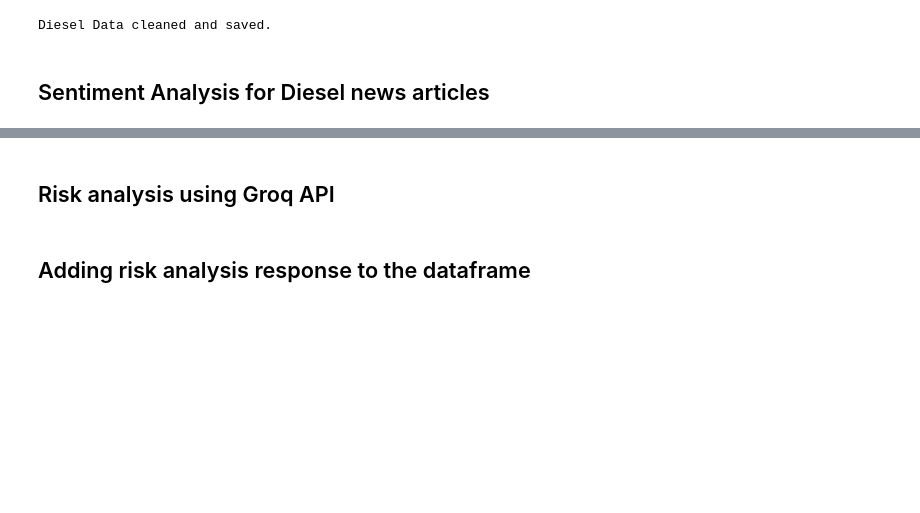
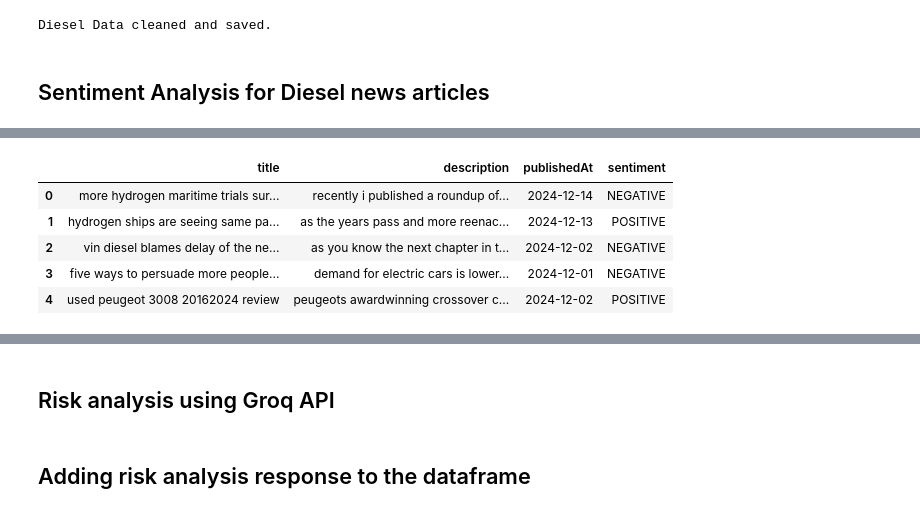
Before and after one commit to deepak12345678900/SupplyChainDisruption, a Jupyter notebook: MILESTONE2/diesel_supply_chain.ipynb, the cells around one changed output, grey strips where cells are left out. Drawn from its saved outputs; the diff is of its cells as text; code cells hidden in the pictures; blank space fills up the shorter version.

```diff
--- a/MILESTONE2/diesel_supply_chain.ipynb
+++ b/MILESTONE2/diesel_supply_chain.ipynb
@@ -143,0 +150,9 @@ Device set to use cpu
+# %%
+diesel_df.head()
+# %% [output]
+|  | title | description | publishedAt | sentiment |
+| 0 | more hydrogen maritime trials sur... | recently i published a roundup of... | 2024-12-14 | NEGATIVE |
+| 1 | hydrogen ships are seeing same pa... | as the years pass and more reenac... | 2024-12-13 | POSITIVE |
+| 2 | vin diesel blames delay of the ne... | as you know the next chapter in t... | 2024-12-02 | NEGATIVE |
+| 3 | five ways to persuade more people... | demand for electric cars is lower... | 2024-12-01 | NEGATIVE |
+| 4 | used peugeot 3008 20162024 review | peugeots awardwinning crossover c... | 2024-12-02 | POSITIVE |
```
Also changed, not shown: parts of 9 cells of this notebook, 8 other files.
